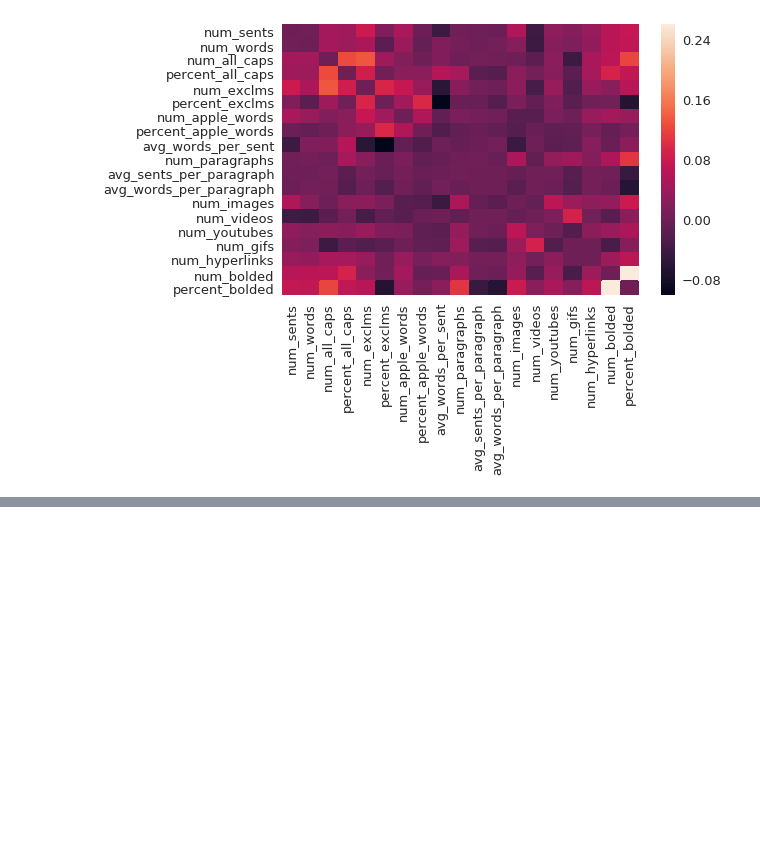
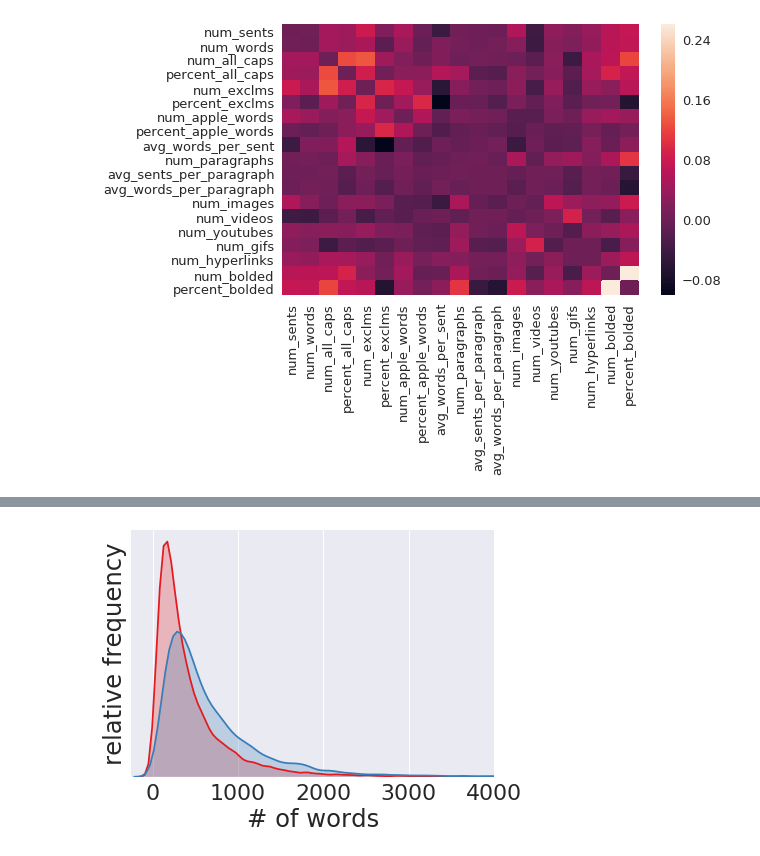
Before and after one commit to redwanhuq/campaign-critic, a Jupyter notebook: 4_exploring_meta_feature_space.ipynb, the cells around one changed output, grey strips where cells are left out. Cells and saved outputs as stored; diff of their text form; code cells hidden in the pictures; blank space fills up the shorter version.

```diff
--- a/4_exploring_meta_feature_space.ipynb
+++ b/4_exploring_meta_feature_space.ipynb
@@ -315,0 +156,14 @@ Out of these graphs, `num_words`, `num_sentences`, `num_paragraphs` and `num_app
+# %%
+# Setup FacetGrid object and facet on funded status
+fig = sns.FacetGrid(renamed_df, hue=' ', size=5, palette='Set1', aspect=1.4)
+
+# Plot a kde plot
+fig.map(sns.kdeplot, 'num_words', shade=True) \
+    .set(
+        xlim=(-250, 4000),
+        xlabel='# of words',
+        yticks=[],
+        ylabel='relative frequency'
+    );
+# %% [output]
+[figure, added]
```
Also changed, not shown: parts of 46 cells of this notebook.
